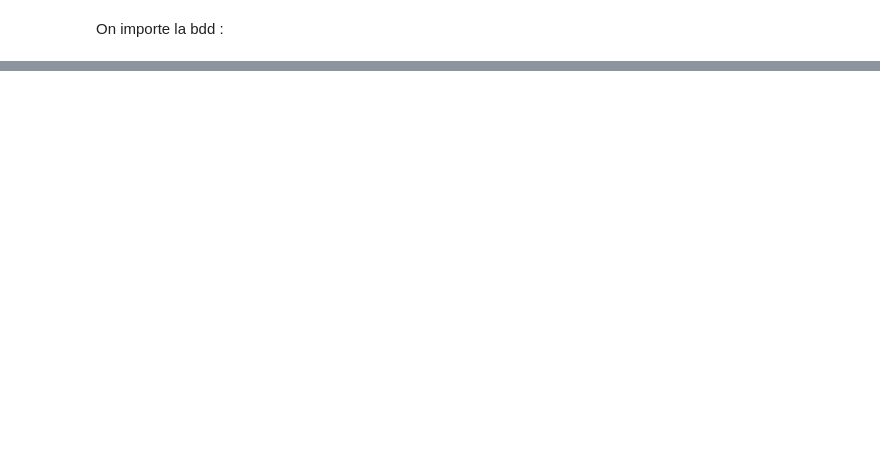
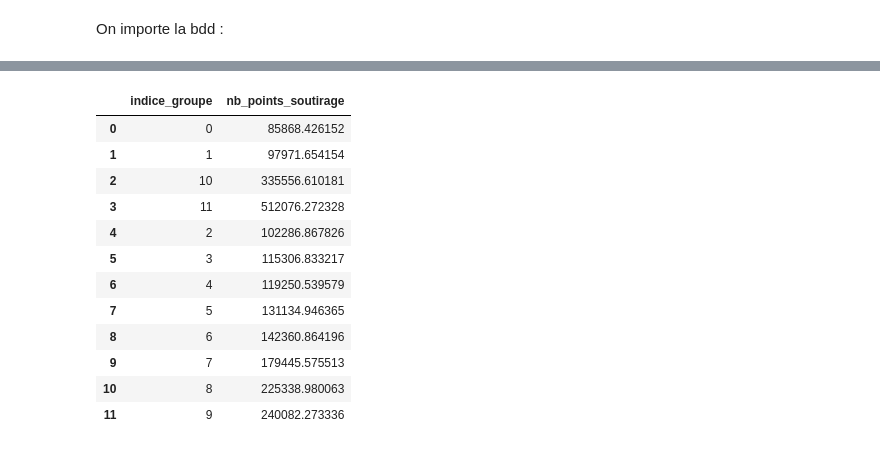
Before and after one commit to cominho/Stat-App, a Jupyter notebook: 3_bdd_filtered.ipynb, the cells around one changed output, grey strips where cells are left out. Drawn from its saved outputs; the diff is of its cells as text; code cells hidden in the pictures; blank space fills up the shorter version.

```diff
--- a/3_bdd_filtered.ipynb
+++ b/3_bdd_filtered.ipynb
@@ -56,0 +336,17 @@ enedis_filtered.to_csv("Données/enedis_filtered.csv",index=False)
+# %%
+table_region_points_6kva=enedis_filtered_6kva.groupby("indice_groupe")["nb_points_soutirage"].mean().reset_index()
+table_region_points_6kva
+# %% [output]
+|  | indice_groupe | nb_points_soutirage |
+| 0 | 0 | 85868.426152 |
+| 1 | 1 | 97971.654154 |
+| 2 | 10 | 335556.610181 |
+| 3 | 11 | 512076.272328 |
+| 4 | 2 | 102286.867826 |
+| 5 | 3 | 115306.833217 |
+| 6 | 4 | 119250.539579 |
+| 7 | 5 | 131134.946365 |
+| 8 | 6 | 142360.864196 |
+| 9 | 7 | 179445.575513 |
+| 10 | 8 | 225338.980063 |
+| 11 | 9 | 240082.273336 |
```
Also changed, not shown: parts of 46 cells of this notebook.
